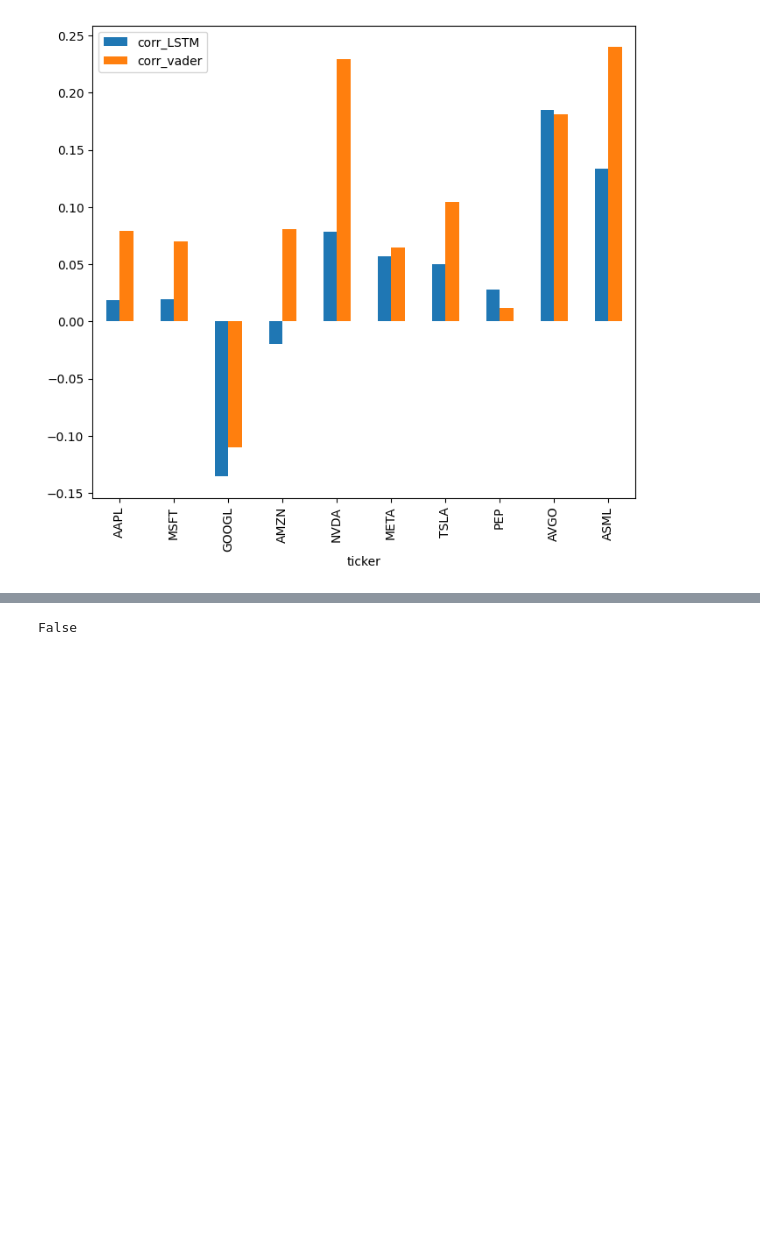
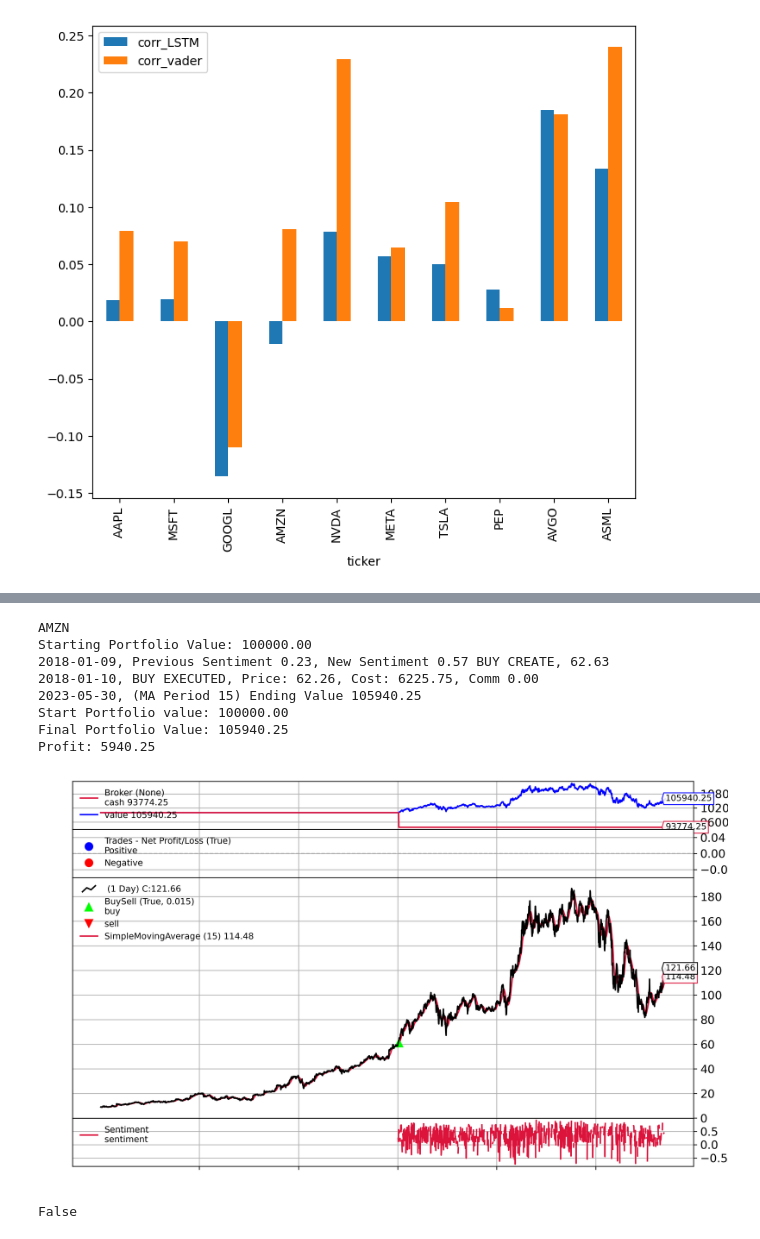
Before and after one commit to fedor44/Sentiment_for_Stock_Investment_Strategy, a Jupyter notebook: Untitled48.ipynb, the cells around one changed output, grey strips where cells are left out. Saved outputs shown, nothing was run; the diff lists cells and outputs as text; code cells hidden in the pictures; blank space fills up the shorter version.

```diff
--- a/Untitled48.ipynb
+++ b/Untitled48.ipynb
@@ -572,0 +583,16 @@ plt.show()
+# %%
+# Backtrader에서 사용되는 사용자 정의 지표
+# https://www.backtrader.com/docu/quickstart/quickstart/ 예제 참고
+# 아래 클래스 필요한지 확인 필요
+class Sentiment(bt.Indicator):
+  lines = ('sentiment',)
+  plot_info = dict(plotymargin=0.5, plothlines=[0], plotyticks=[1.0, 0, -1.0])
+
+  def next(self):
+    self.sentiment = 0.0
+    self.date = self.data.datetime
+    date = bt.num2date(self.date[0]).date()
+    prev_sentiment = self.sentiment
+    if date in date_sentiment:
+      self.sentiment = date_sentiment[date]
+      self.lines.sentiment[0] = self.sentiment
@@ -573,3 +733,31 @@ plt.show()
+# %%
+import pandas as pd
+from IPython.display import Image
+
+# 감정 지표가 추가된 데이터 구글 드라이브에 저장
+df_finalData = pd.read_csv('/content/drive/MyDrive/DeepNeuralNetwork/finalData.csv')
+
+# 감정 지표를 이용해 특정 주식에 대한 전략 실행
+ticker = 'AMZN'
+date_sentiment = df_finalData[df_finalData['ticker'].isin([ticker])]
+date_sentiment = date_sentiment[['date','sentiment_vader']]
+date_sentiment['date'] = pd.to_datetime(date_sentiment['date'], format='%Y-%m-%d').dt.date
+date_sentiment = date_sentiment.set_index('date')['sentiment_vader']
+date_sentiment = date_sentiment.to_dict()
+
+run_strategy(ticker, start = '2012-01-01', end = '2023-05-31')
+
+Image(open('chartResult.png', 'rb').read())
+# %% [output]
+AMZN
+Starting Portfolio Value: 100000.00
+2018-01-09, Previous Sentiment 0.23, New Sentiment 0.57 BUY CREATE, 62.63
+2018-01-10, BUY EXECUTED, Price: 62.26, Cost: 6225.75, Comm 0.00
+2023-05-30, (MA Period 15) Ending Value 105940.25
+Start Portfolio value: 100000.00
+Final Portfolio Value: 105940.25
+Profit: 5940.25
+[figure, added]
 # %%
 import torch
 
```
Also changed, not shown: parts of 3 cells of this notebook.
